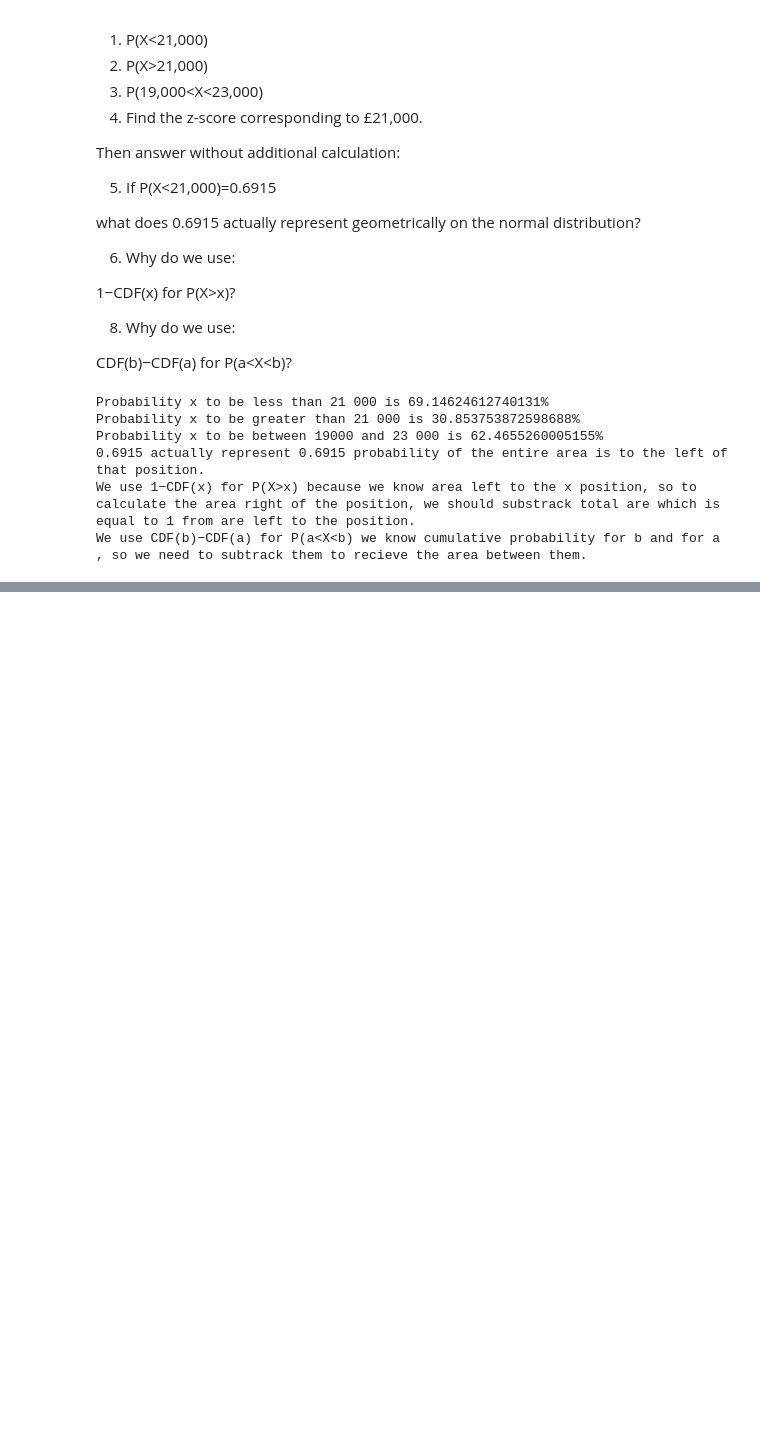
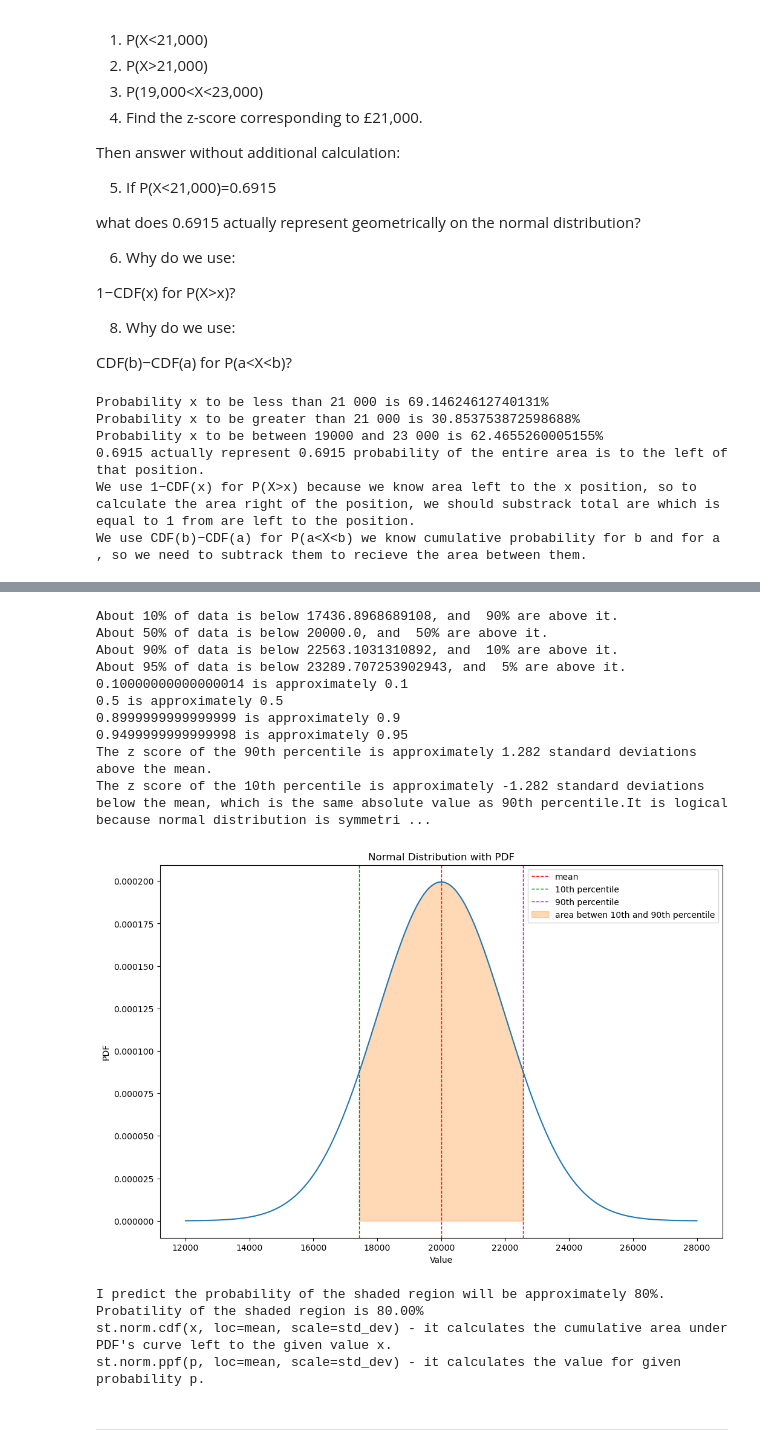
Before and after one commit to stilyan91/Data-Science-Learning-Journey, a Jupyter notebook: Math-statistic/Normal_distribution_Z-score.ipynb, the cells around one changed output, grey strips where cells are left out. Drawn from its saved outputs; the diff is of its cells as text; code cells hidden in the pictures; blank space fills up the shorter version.

```diff
--- a/Math-statistic/Normal_distribution_Z-score.ipynb
+++ b/Math-statistic/Normal_distribution_Z-score.ipynb
@@ -473,0 +785,59 @@ What does 0.9332 tell you?
+# %%
+#CDF: value → probability
+#PPF: probability → value
+
+mean = 20000
+std_dev = 2000
+percentiles = [0.1,0.5,0.90,0.95]
+percentile_values = st.norm.ppf(percentiles,loc=mean,scale=std_dev)
+for percentile in zip(percentiles,percentile_values):
+    print(f"About {percentile[0]:.0%} of data is below {percentile[1]}, and  {1-percentile[0]:.0%} are above it.")
+
+# Demonstrate CDF(PPF(p))=p:
+for percentile in zip(percentiles,percentile_values):
+    print(f"{st.norm.cdf(percentile[1], loc=mean, scale=std_dev)} is approximately {percentile[0]}")
+
+z_score_90th_percentile = (percentile_values[2] - mean)/std_dev
+print(f"The z score of the 90th percentile is approximately {z_score_90th_percentile:.3f} standard deviations above the mean.")
+z_score_10th_percentile=(percentile_values[0] - mean)/std_dev
+print(f"The z score of the 10th percentile is approximately {z_score_10th_percentile:.3f} standard deviations below the mean, which is the same absolute value as 90th percentile.\
+It is logical because normal distribution is symmetric around the mean. Both percentiles leave 10% of the data in the opposite tail.")
+
+x=np.linspace(12000,28000,1000)
+
+pdf = st.norm.pdf(x, loc=mean, scale=std)
+plt.figure(figsize=(12,8))
+plt.plot(x,pdf)
+plt.title('Normal Distribution with PDF')
+plt.ylabel('PDF')
+plt.xlabel('Value')
+plt.axvline(mean, linewidth=1, color='r', label='mean',linestyle='--')
+plt.axvline(percentile_values[0], linewidth=1, color='g', label='10th percentile', linestyle='--')
+plt.axvline(percentile_values[2], linewidth=1, color='m', label='90th percentile', linestyle='--')
+plt.fill_between(x,pdf, where= (x>percentile_values[0]) & (x<percentile_values[2]), color="C1", alpha=0.3, label='area betwen 10th and 90th percentile')
+plt.legend(loc='upper right')
+plt.show()
+print()
+print(f"I predict the probability of the shaded region will be approximately 80%.")
+p_shaded_region = st.norm.cdf(percentile_values[2], loc=mean, scale=std_dev) - st.norm.cdf(percentile_values[0], loc=mean, scale=std_dev)
+print(f"Probatility of the shaded region is {p_shaded_region:.2%}")
+print("st.norm.cdf(x, loc=mean, scale=std_dev) - it calculates the cumulative area under PDF's curve left to the given value x.")
+print("st.norm.ppf(p, loc=mean, scale=std_dev) - it calculates the value for given probability p.")
+# %% [output]
+About 10% of data is below 17436.8968689108, and  90% are above it.
+About 50% of data is below 20000.0, and  50% are above it.
+About 90% of data is below 22563.1031310892, and  10% are above it.
+About 95% of data is below 23289.707253902943, and  5% are above it.
+0.10000000000000014 is approximately 0.1
+0.5 is approximately 0.5
+0.8999999999999999 is approximately 0.9
+0.9499999999999998 is approximately 0.95
+The z score of the 90th percentile is approximately 1.282 standard deviations above the mean.
+The z score of the 10th percentile is approximately -1.282 standard deviations below the mean, which is the same absolute value as 90th percentile.It is logical because normal distribution is symmetri ...
+[figure, added]
+I predict the probability of the shaded region will be approximately 80%.
+Probatility of the shaded region is 80.00%
+st.norm.cdf(x, loc=mean, scale=std_dev) - it calculates the cumulative area under PDF's curve left to the given value x.
+st.norm.ppf(p, loc=mean, scale=std_dev) - it calculates the value for given probability p.
+# %% [markdown]
+---
```
Also changed, not shown: parts of 8 cells of this notebook.
